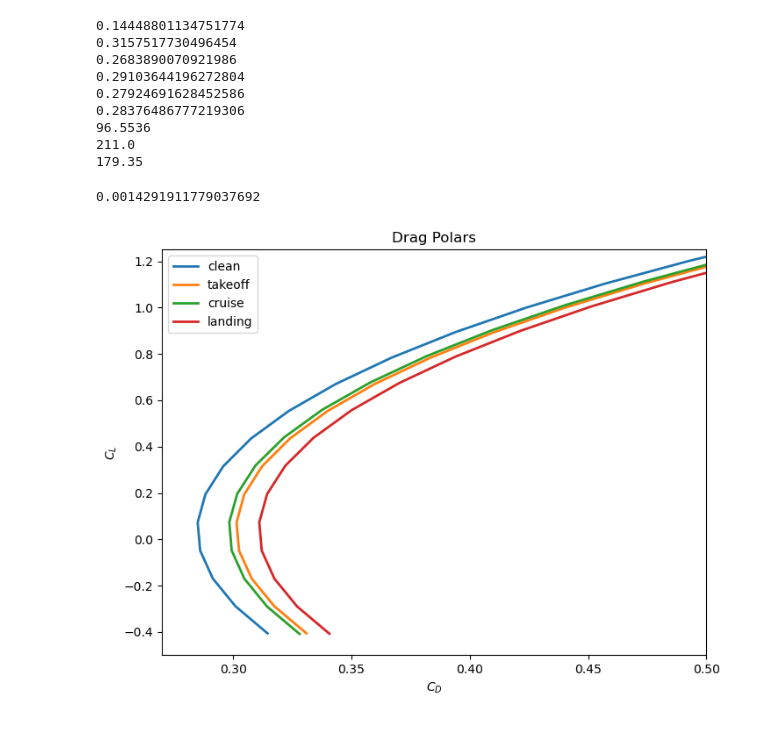
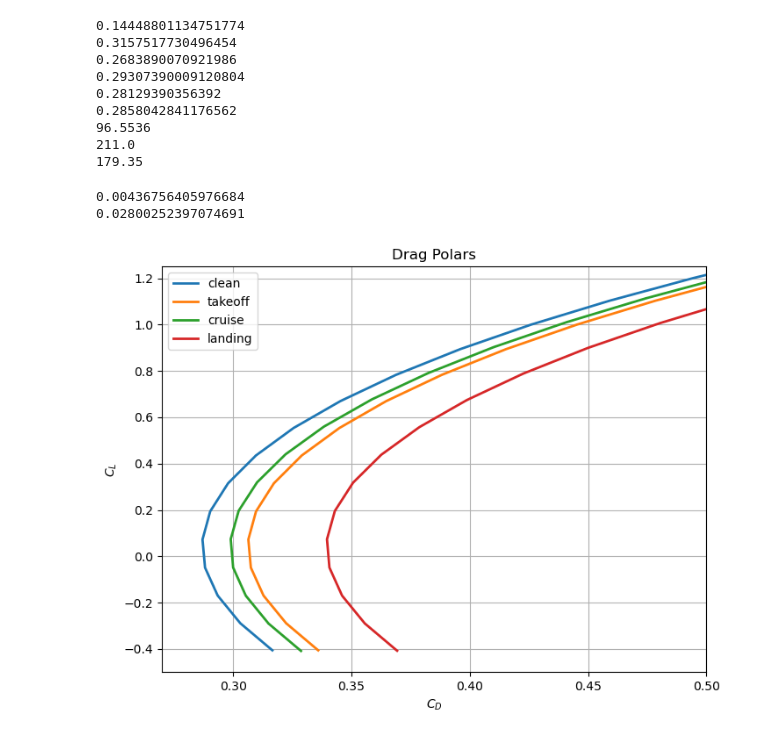
Before and after one commit to VaishnaviK003/Group9-EAE-130-A-B-UCDavis-2025-GatewayToBlueSkies, a Jupyter notebook: 130B_A2.ipynb, the cells around one changed output. Cells and saved outputs as stored; diff of their text form; code cells hidden in the pictures.

```diff
--- a/130B_A2.ipynb
+++ b/130B_A2.ipynb
@@ -46,7 +46,7 @@ def CD_0_calc(V):
     l_fuselage = 40 # length of fuselage
     l_wing = 7 # MAChord
     l_ht = 4.5
-    l_vt = 9.5
+    l_vt = 5.5
     #l_engine = 60/12 # Google data for Pt6
     #l_lg = 5 # CHECK
 
@@ -131,9 +131,11 @@ def CD_0_calc(V):
 
     Q_wing = 1.2 # unfilleted low wing - LecB03 Slide 15
     Q_fuselage = 1
-    Q_vt = 1.03
-    Q_ht = 1.08
+    #Q_vt = 1.03
+    #Q_ht = 1.08
     Q_tail = 1.05 # for conventional tail
+    Q_vt = Q_tail
+    Q_ht = Q_tail
 
     # Miscellaneous Form of Drag
 
@@ -157,7 +159,7 @@ def CD_0_calc(V):
     #print(Dq_prop)
 
     #Landing gear drag
-    Dq_lg = 0.25 + 0.15 + 0.3 # check
+    Dq_lg = (0.25 + 0.15 + 0.3) * 2 # check
 
     drag_area_sum = Dq_brakes + Dq_fuselage + Dq_lg + Dq_prop
 
@@ -189,7 +191,7 @@ def CD_0_calc(V):
     return CD_0
 # %%
 
-V_stall = 52 * 1.688 #
+V_stall = 52 * 1.688 # 88
 V_takeoff = V_stall * 1.1 #
 CD_0_takeoff = CD_0_calc(V_takeoff)
 
@@ -209,22 +211,31 @@ print(V_landing)
 0.14448801134751774
 0.3157517730496454
 0.2683890070921986
-0.29103644196272804
-0.27924691628452586
-0.28376486777219306
+0.29307390009120804
+0.28129390356392
+0.2858042841176562
 96.5536
 211.0
 179.35
 # %%
 chord_flap = 2 #0.25 * chord_wing # check
-S_ref_flap = 14 * 2 # 0.25 * S_ref_wing # check
-del_flap = np.deg2rad(15) # angle of delfection for flap assumed to be 15 deg -
-# anything past 15 degrees causes a lot of drag
+S_ref_flap = 49 # 14 * 2 # 0.25 * S_ref_wing # check
+del_flap_takeoff = np.deg2rad(20) #delfection angle of flaps
+del_flap_landing = np.deg2rad(60)
+#del_flap_cruise = np.deg2rad(15) # CHECK
 
-delta_cD0_landing_flaps = 1.7 * ((chord_flap / chord_wing)**1.38) * (S_ref_flap / S_ref_wing) * ((np.sin(del_flap))**2)# for plain flap
-print(delta_cD0_landing_flaps)
+delta_cD0_landing_flaps_takeoff = 1.7 * ((chord_flap / chord_wing)**1.38) * (S_ref_flap / S_ref_wing) * ((np.sin(del_flap_takeoff))**2)# for plain flap
+
+delta_cD0_landing_flaps_landing = 1.7 * ((chord_flap / chord_wing)**1.38) * (S_ref_flap / S_ref_wing) * ((np.sin(del_flap_landing))**2)# for plain flap
+
+#delta_cD0_landing_flaps_cruise = 1.7 * ((chord_flap / chord_wing)**1.38) * (S_ref_flap / S_ref_wing) * ((np.sin(del_flap_cruise))**2)# for plain flap
+
+print(delta_cD0_landing_flaps_takeoff)
+print(delta_cD0_landing_flaps_landing)
+#print(delta_cD0_landing_flaps_cruise)
 # %% [output]
-0.0014291911779037692
+0.00436756405976684
+0.02800252397074691
 # %%
 # Takeoff Ma = 0.144
 # AoA = -4 deg --> CDi = 0.0116375 CDt = -0.001337 CL =  -0.32787
@@ -319,34 +330,35 @@ delta_cD0_takeoff = 0.015 # ASK
 CD_clean = np.zeros(21)
 
 for i in range(len(CL_takeoff)):
     CD_clean[i] = CD_0_takeoff + CDi_takeoff[i] + CDt_takeoff[i]
 
 CD_takeoff = np.zeros(21)
 
 for i in range(len(CL_takeoff)):
-    CD_takeoff[i] = CD_0_takeoff + delta_cD0_landing_flaps + CDi_takeoff[i] + CDt_takeoff[i] + delta_cD0_takeoff
+    CD_takeoff[i] = CD_0_takeoff + delta_cD0_landing_flaps_takeoff + CDi_takeoff[i] + CDt_takeoff[i] + delta_cD0_takeoff
 
 CD_cruise = np.zeros(21)
 
 for i in range(len(CL_cruise)):
-    CD_cruise[i] = CD_0_cruise + delta_cD0_landing_flaps + CDi_cruise[i] + CDt_cruise[i]
+    CD_cruise[i] = CD_0_cruise + CDi_cruise[i] + CDt_cruise[i] #+ delta_cD0_landing_flaps_cruise # CHECK
 
 CD_landing = np.zeros(21)
 
 for i in range(len(CL_landing)):
-    CD_landing[i] = CD_0_landing + delta_cD0_landing_flaps + CDi_landing[i] + CDt_landing[i] + delta_cD0_landing_gear
+    CD_landing[i] = CD_0_landing + delta_cD0_landing_flaps_landing + CDi_landing[i] + CDt_landing[i] + delta_cD0_landing_gear
 
 plt.figure(figsize=(8,6))
 plt.title('Drag Polars')
 plt.xlabel("$C_D$")
 plt.ylabel("$C_L$")
 plt.plot(CD_clean, CL_takeoff, label='clean', linestyle='-', linewidth=2)
 plt.plot(CD_takeoff, CL_takeoff, label='takeoff', linestyle='-', linewidth=2)
 plt.plot(CD_cruise, CL_cruise, label='cruise', linestyle='-', linewidth=2)
 plt.plot(CD_landing, CL_landing, label='landing', linestyle='-', linewidth=2)
 plt.xlim(0.27, 0.5)
 plt.ylim(-0.5, 1.25)
 plt.legend(loc='best')
+plt.grid(True)
 plt.show()
 # %% [output]
-[figure, old version]
+[figure, new version]
```
